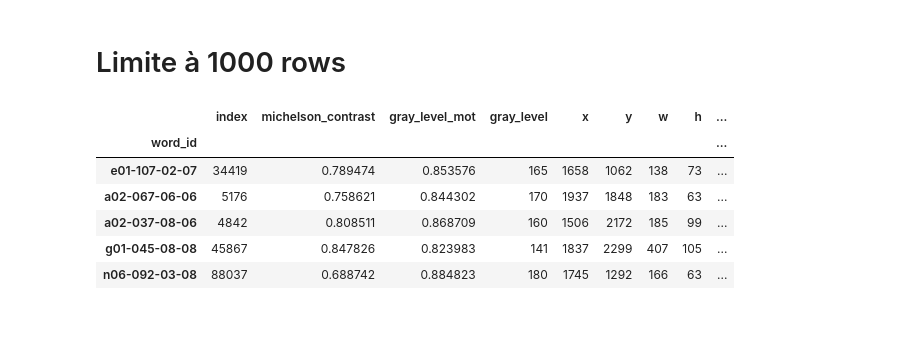
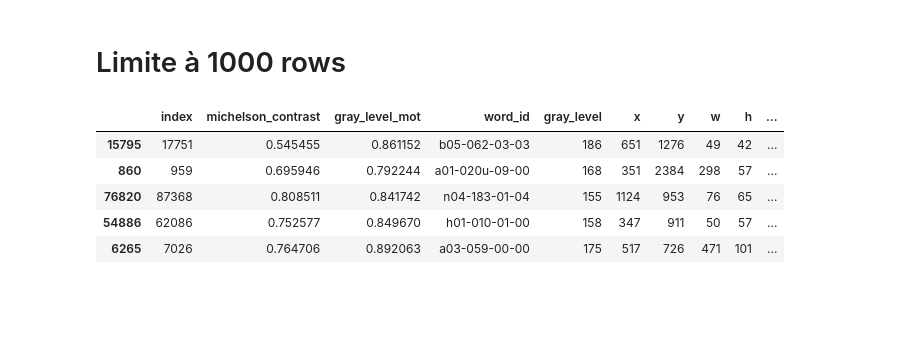
Before and after one commit to sfc-gh-zblackwood/OCRPyMan, a Jupyter notebook: notebooks/letter_detection.ipynb, the cells around one changed output. Saved outputs shown, nothing was run; the diff lists cells and outputs as text; code cells hidden in the pictures.

```diff
--- a/notebooks/letter_detection.ipynb
+++ b/notebooks/letter_detection.ipynb
@@ -51,19 +51,18 @@ See the caveats in the documentation: https://pandas.pydata.org/pandas-docs/stab
 # %% [markdown]
 # Limite à 1000 rows
 # %%
-# np.random.seed(seed=42)
+np.random.seed(seed=42)
 
-# df.reset_index(inplace=True)
-# df = df.iloc[np.random.choice(df.index, 1000)]
-# df.head()
+df.reset_index(inplace=True)
+df = df.iloc[np.random.choice(df.index, 1000)]
+df.head()
 # %% [output]
-|  | index | michelson_contrast | gray_level_mot | gray_level | x | y | w | h | ... |
-| word_id |  |  |  |  |  |  |  |  | ... |
-| e01-107-02-07 | 34419 | 0.789474 | 0.853576 | 165 | 1658 | 1062 | 138 | 73 | ... |
-| a02-067-06-06 | 5176 | 0.758621 | 0.844302 | 170 | 1937 | 1848 | 183 | 63 | ... |
-| a02-037-08-06 | 4842 | 0.808511 | 0.868709 | 160 | 1506 | 2172 | 185 | 99 | ... |
-| g01-045-08-08 | 45867 | 0.847826 | 0.823983 | 141 | 1837 | 2299 | 407 | 105 | ... |
-| n06-092-03-08 | 88037 | 0.688742 | 0.884823 | 180 | 1745 | 1292 | 166 | 63 | ... |
+|  | index | michelson_contrast | gray_level_mot | word_id | gray_level | x | y | w | h | ... |
+| 15795 | 17751 | 0.545455 | 0.861152 | b05-062-03-03 | 186 | 651 | 1276 | 49 | 42 | ... |
+| 860 | 959 | 0.695946 | 0.792244 | a01-020u-09-00 | 168 | 351 | 2384 | 298 | 57 | ... |
+| 76820 | 87368 | 0.808511 | 0.841742 | n04-183-01-04 | 155 | 1124 | 953 | 76 | 65 | ... |
+| 54886 | 62086 | 0.752577 | 0.849670 | h01-010-01-00 | 158 | 347 | 911 | 50 | 57 | ... |
+| 6265 | 7026 | 0.764706 | 0.892063 | a03-059-00-00 | 175 | 517 | 726 | 471 | 101 | ... |
 # %% [markdown]
 ##
 # %% [markdown]
```
Also changed, not shown: parts of 11 cells of this notebook.
